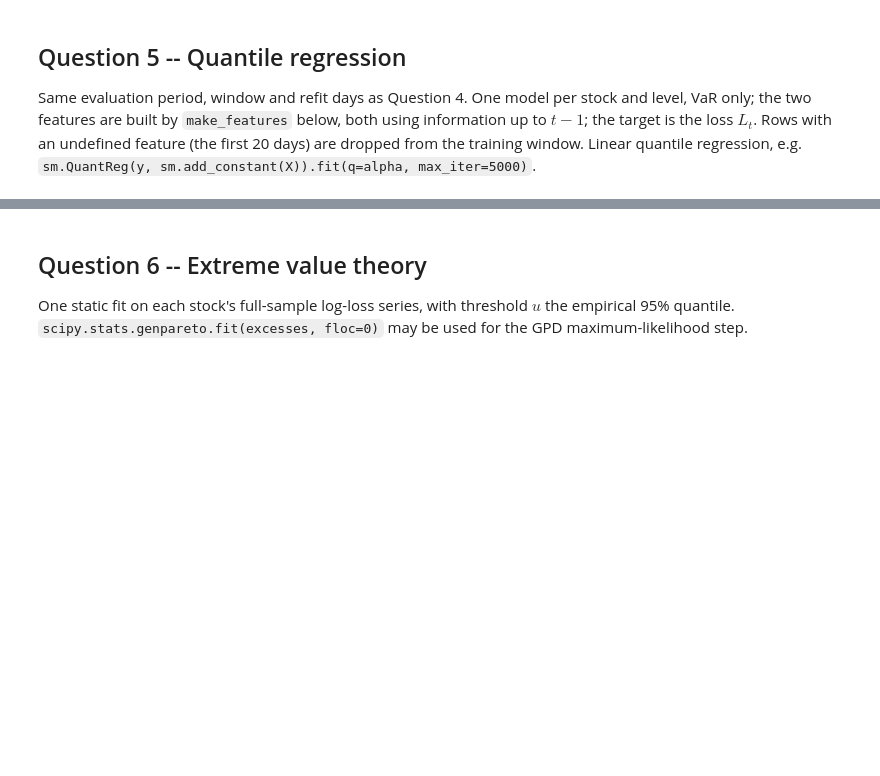
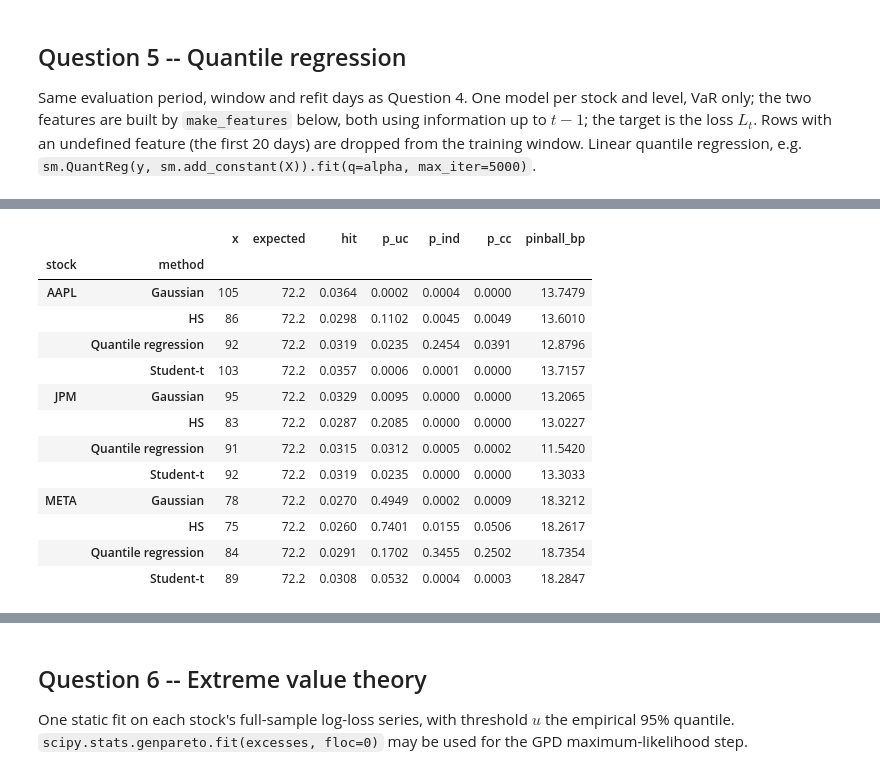
Before and after one commit to gpadidee/Project-QRM, a Jupyter notebook: Project_template.ipynb, the cells around one changed output, grey strips where cells are left out. Cells and saved outputs as stored; diff of their text form; code cells hidden in the pictures; blank space fills up the shorter version.

```diff
--- a/Project_template.ipynb
+++ b/Project_template.ipynb
@@ -389,12 +389,17 @@ methods = ["HS", "Gaussian", "Student-t"]
 VaR_fc = {}
 ES_fc = {}
 nu_hist = {}
+dist_params = {}
 
 for tk in TICKERS:
     L = losses[tk].values
     for m in methods:
         VaR_fc[(tk, m)] = []
         ES_fc[(tk, m)] = []
+
+    dist_params[(tk, "Gaussian")] = []
+    dist_params[(tk, "Student-t")] = []
+
     nu_hist[tk] = []
 
     for t in range(EVAL_START, len(L)):
@@ -409,6 +414,15 @@ for tk in TICKERS:
         df_old, loc_old, scale_old = df, loc, scale
         nu_hist[tk].append(df)
 
+        # NEW: save the daily Gaussian parameters
+        mu = np.mean(window)
+        sd = np.std(window, ddof=1)
+
+        dist_params[(tk, "Gaussian")].append((mu, sd))
+
+        # NEW: save the daily Student-t parameters
+        dist_params[(tk, "Student-t")].append((df, loc, scale))
+
         for m, (var, ES) in zip(methods, [hs_risk(window), normal_risk(window), student_risk(df, loc, scale)]):
             VaR_fc[(tk, m)].append(var)
             ES_fc[(tk, m)].append(ES)
@@ -1168,0 +1544,52 @@ def make_features(ret: pd.Series) -> pd.DataFrame:
+# %%
+
+# VaR backtesting for quantile regression
+
+qr_methods = ["Quantile regression"]
+
+# Avoid duplicate rows if the cell is run more than once
+backtest_rows = [
+    r for r in backtest_rows
+    if r["method"] not in qr_methods
+]
+
+for tk in TICKERS:
+
+    for alpha in ALPHAS:
+
+        VaR = VaR_qr[(tk, alpha)]["VaR"]
+
+        res = backtest_var(
+            VaR,
+            eval_loss[tk],
+            alpha
+        )
+
+        backtest_rows.append({
+            "stock": tk,
+            "method": "Quantile regression",
+            "alpha": alpha,
+            **res
+        })
+
+# Rebuild the combined backtest table
+backtest_table = (
+    pd.DataFrame(backtest_rows)
+    .set_index(["alpha", "stock", "method"])
+    .sort_index()
+)
+
+backtest_table.to_csv(
+    OUT_DIR / "var_backtest_table.csv"
+)
+
+# Display the new quantile regression rows
+for alpha in ALPHAS:
+
+    print(f"alpha = {alpha}")
+
+    display(
+        backtest_table.loc[alpha]
+        .round(4)
+    )
+# %% [output]
@@ -1168,0 +1597,14 @@ def make_features(ret: pd.Series) -> pd.DataFrame:
+|  |  | x | expected | hit | p_uc | p_ind | p_cc | pinball_bp |
+| stock | method |  |  |  |  |  |  |  |
+| AAPL | Gaussian | 105 | 72.2 | 0.0364 | 0.0002 | 0.0004 | 0.0000 | 13.7479 |
+|  | HS | 86 | 72.2 | 0.0298 | 0.1102 | 0.0045 | 0.0049 | 13.6010 |
+|  | Quantile regression | 92 | 72.2 | 0.0319 | 0.0235 | 0.2454 | 0.0391 | 12.8796 |
+|  | Student-t | 103 | 72.2 | 0.0357 | 0.0006 | 0.0001 | 0.0000 | 13.7157 |
+| JPM | Gaussian | 95 | 72.2 | 0.0329 | 0.0095 | 0.0000 | 0.0000 | 13.2065 |
+|  | HS | 83 | 72.2 | 0.0287 | 0.2085 | 0.0000 | 0.0000 | 13.0227 |
+|  | Quantile regression | 91 | 72.2 | 0.0315 | 0.0312 | 0.0005 | 0.0002 | 11.5420 |
+|  | Student-t | 92 | 72.2 | 0.0319 | 0.0235 | 0.0000 | 0.0000 | 13.3033 |
+| META | Gaussian | 78 | 72.2 | 0.0270 | 0.4949 | 0.0002 | 0.0009 | 18.3212 |
+|  | HS | 75 | 72.2 | 0.0260 | 0.7401 | 0.0155 | 0.0506 | 18.2617 |
+|  | Quantile regression | 84 | 72.2 | 0.0291 | 0.1702 | 0.3455 | 0.2502 | 18.7354 |
+|  | Student-t | 89 | 72.2 | 0.0308 | 0.0532 | 0.0004 | 0.0003 | 18.2847 |
```
Also changed, not shown: parts of 11 cells of this notebook, 6 other files.
